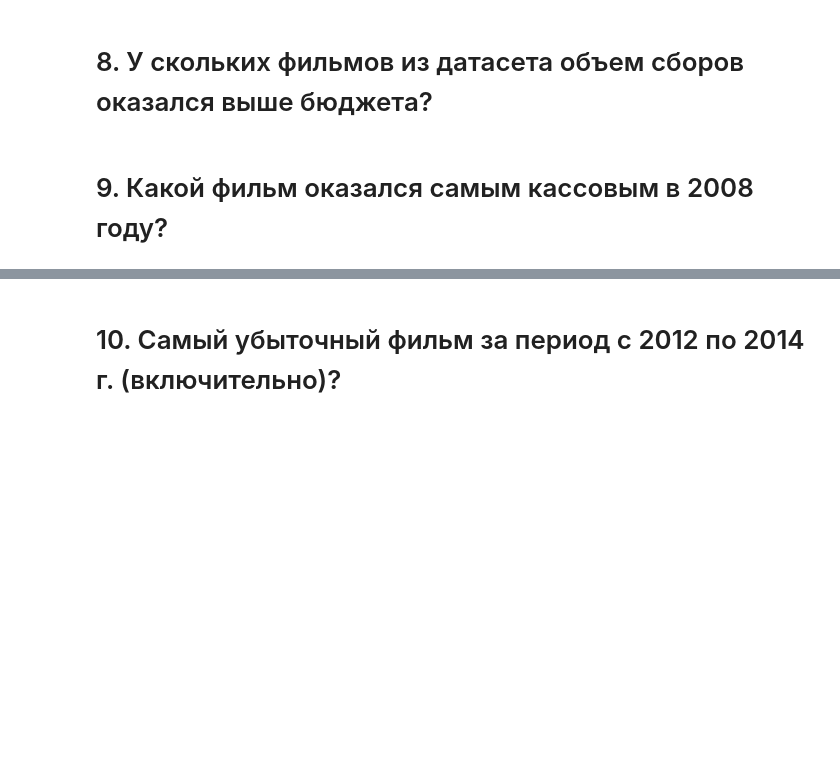
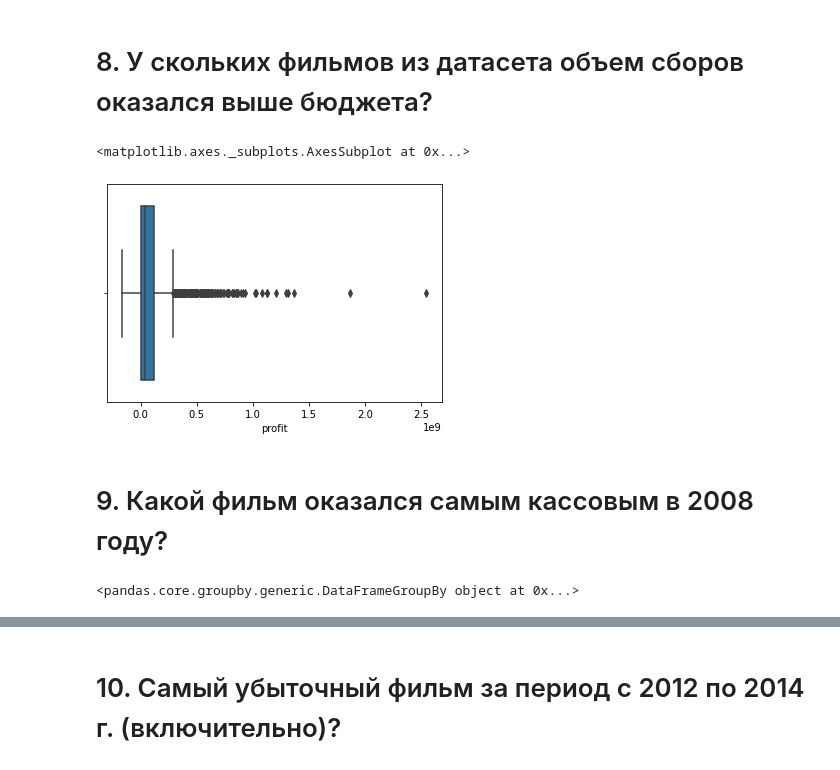
Before and after one commit to Golovolastik/skillfactory_rds, a Jupyter notebook: Movies_IMBD_v4.1_TEMPLATE.ipynb, the cells around one changed output, grey strips where cells are left out. Saved outputs shown, nothing was run; the diff lists cells and outputs as text; code cells hidden in the pictures; blank space fills up the shorter version.

```diff
--- a/Movies_IMBD_v4.1_TEMPLATE.ipynb
+++ b/Movies_IMBD_v4.1_TEMPLATE.ipynb
@@ -137,6 +164,11 @@ answers['8'] = '1478'
 len(data.profit[data.profit > 0])
 # %%
 len(data.query('profit > 0'))
+# %%
+sns.boxplot(data = data, x = 'profit')
+# %% [output]
+<matplotlib.axes._subplots.AxesSubplot at 0x...>
+[figure, added]
 # %% [markdown]
 # 9. Какой фильм оказался самым кассовым в 2008 году?
 # %%
@@ -145,3 +177,7 @@ answers['9'] = 'The Dark Knight'
 data_temp = data[data.release_year == 2008]
 # %%
 data_temp.query('revenue == revenue.max()')['original_title']
+# %%
+data.groupby(by = 'release_year')[['original_title', 'revenue']]
+# %% [output]
+<pandas.core.groupby.generic.DataFrameGroupBy object at 0x...>
```
Also changed, not shown: parts of 15 cells of this notebook.
